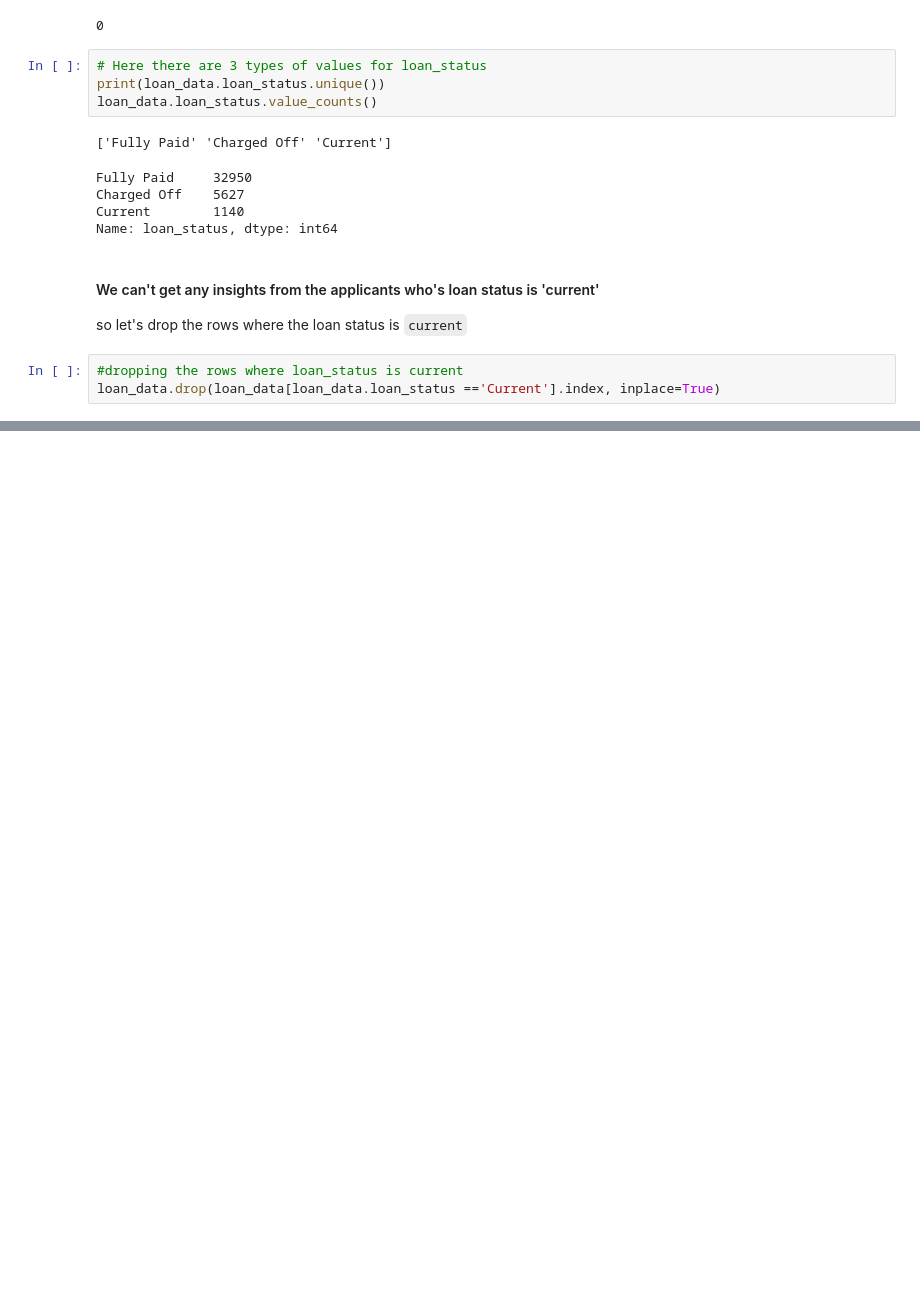
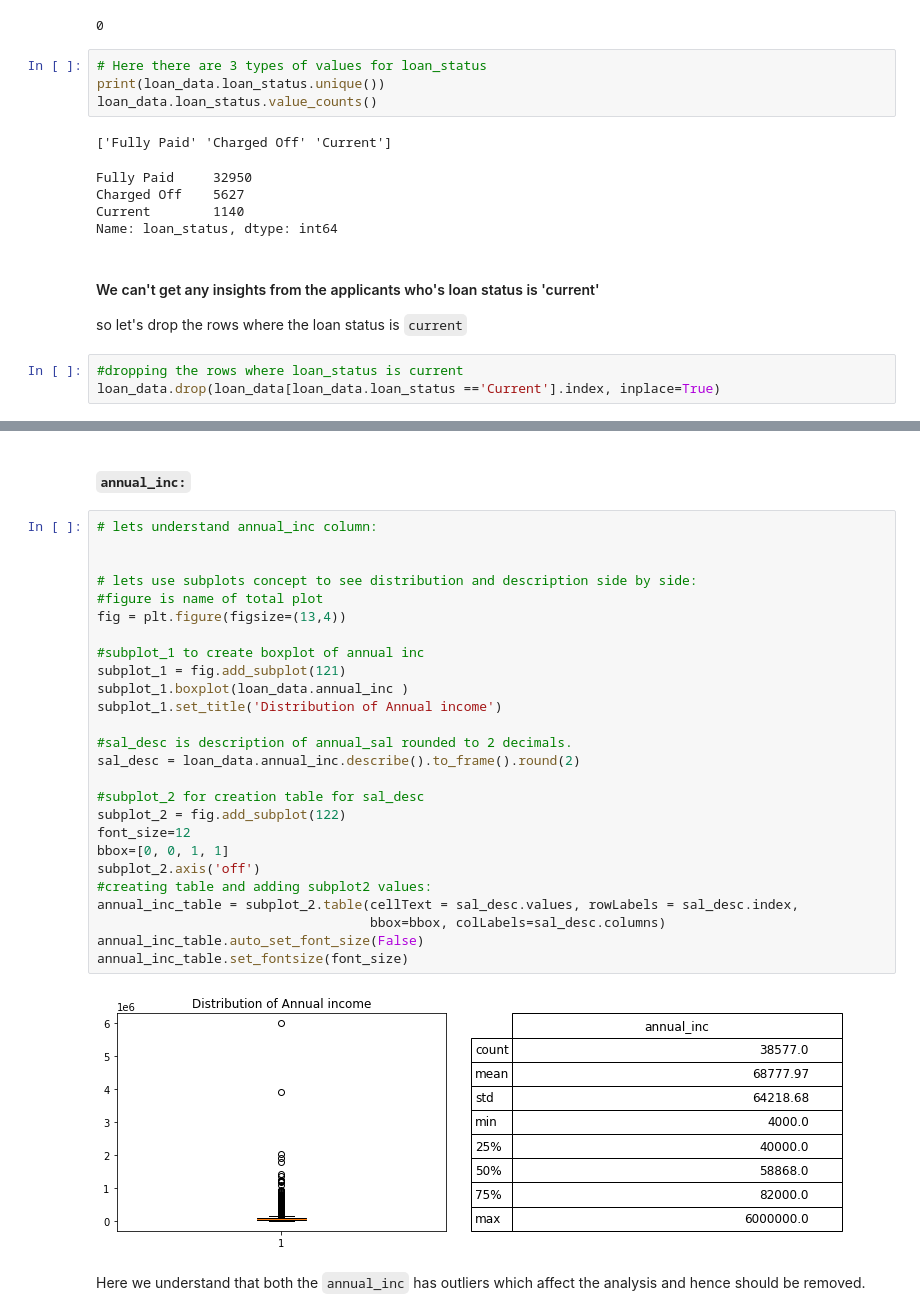
Before and after one commit to Sumanth-Sarva/LendingClubCaseStudy, a Jupyter notebook: LendingClubCaseStudy.ipynb, the cells around one changed output, grey strips where cells are left out. Drawn from its saved outputs; the diff is of its cells as text; blank space fills up the shorter version.

Commit message:
completed analysis

```diff
--- a/LendingClubCaseStudy.ipynb
+++ b/LendingClubCaseStudy.ipynb
@@ -264,0 +515,32 @@ loan_data.head()
+# %% [markdown]
+#### `annual_inc:`
+# %%
+# lets understand annual_inc column:
+
+
+# lets use subplots concept to see distribution and description side by side:
+#figure is name of total plot
+fig = plt.figure(figsize=(13,4))
+
+#subplot_1 to create boxplot of annual inc
+subplot_1 = fig.add_subplot(121)
+subplot_1.boxplot(loan_data.annual_inc )
+subplot_1.set_title('Distribution of Annual income')
+
+#sal_desc is description of annual_sal rounded to 2 decimals.
+sal_desc = loan_data.annual_inc.describe().to_frame().round(2)
+
+#subplot_2 for creation table for sal_desc
+subplot_2 = fig.add_subplot(122)
+font_size=12
+bbox=[0, 0, 1, 1]
+subplot_2.axis('off')
+#creating table and adding subplot2 values:
+annual_inc_table = subplot_2.table(cellText = sal_desc.values, rowLabels = sal_desc.index,
+                                   bbox=bbox, colLabels=sal_desc.columns)
+annual_inc_table.auto_set_font_size(False)
+annual_inc_table.set_fontsize(font_size)
+# %% [output]
+[figure, added]
+# %% [markdown]
+Here we understand that both the `annual_inc` has outliers which affect the analysis and hence should be removed.
```
Also changed, not shown: parts of 117 cells of this notebook.
